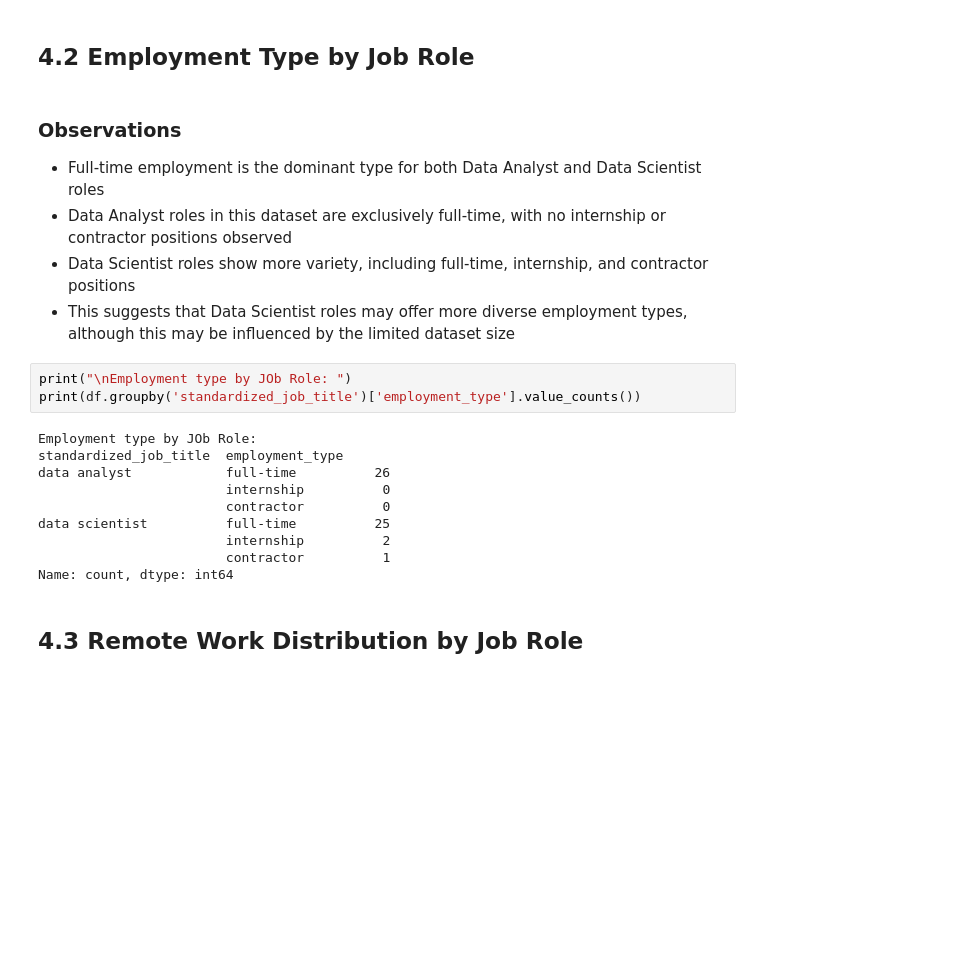
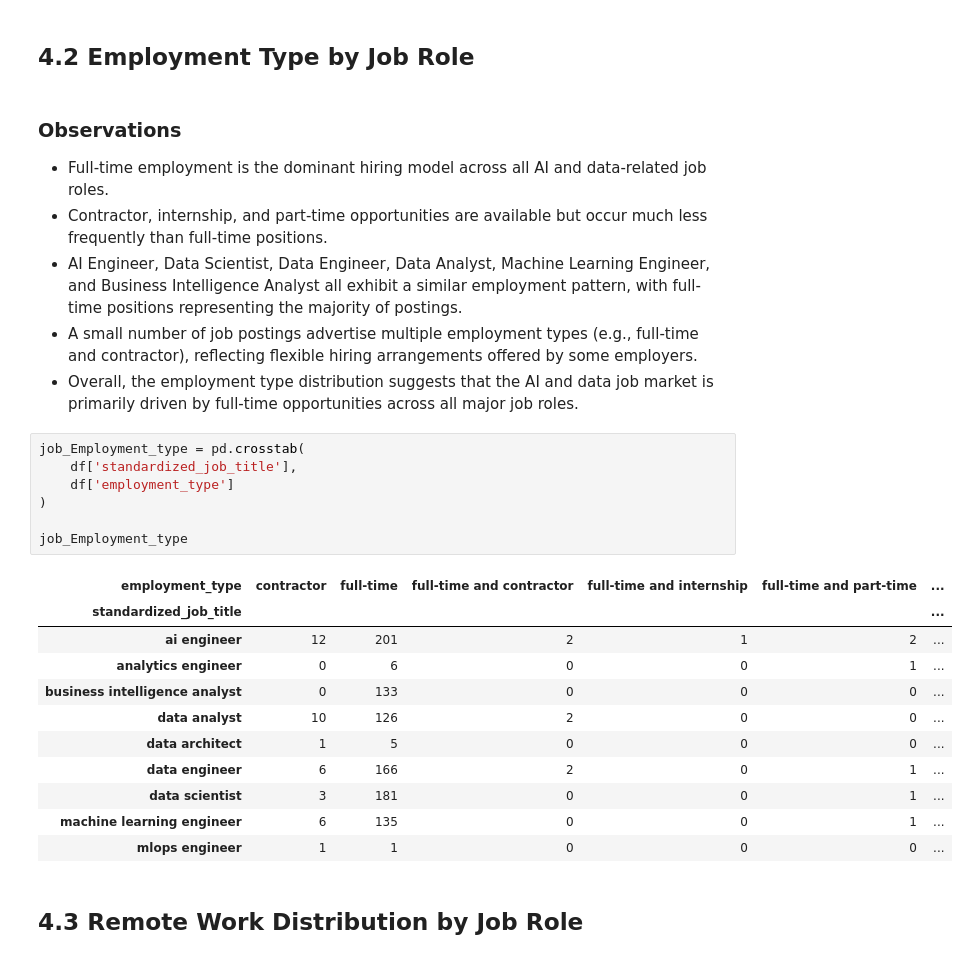
Before and after one commit to AntonioJabbour/job_market_inteligence, a Jupyter notebook: notebooks/01_initial_eda.ipynb, the cells around one changed output. Cells and saved outputs as stored; diff of their text form; blank space fills up the shorter version.

```diff
--- a/notebooks/01_initial_eda.ipynb
+++ b/notebooks/01_initial_eda.ipynb
@@ -316,23 +359,30 @@ Name: count, dtype: int64
 # %% [markdown]
 ### Observations
 
-- Full-time employment is the dominant type for both Data Analyst and Data Scientist roles
-- Data Analyst roles in this dataset are exclusively full-time, with no internship or contractor positions observed
-- Data Scientist roles show more variety, including full-time, internship, and contractor positions
-- This suggests that Data Scientist roles may offer more diverse employment types, although this may be influenced by the limited dataset size
+- Full-time employment is the dominant hiring model across all AI and data-related job roles.
+- Contractor, internship, and part-time opportunities are available but occur much less frequently than full-time positions.
+- AI Engineer, Data Scientist, Data Engineer, Data Analyst, Machine Learning Engineer, and Business Intelligence Analyst all exhibit a similar employment pattern, with full-time positions representing the majority of postings.
+- A small number of job postings advertise multiple employment types (e.g., full-time and contractor), reflecting flexible hiring arrangements offered by some employers.
+- Overall, the employment type distribution suggests that the AI and data job market is primarily driven by full-time opportunities across all major job roles.
 # %%
-print("\nEmployment type by JOb Role: ")
-print(df.groupby('standardized_job_title')['employment_type'].value_counts())
+job_Employment_type = pd.crosstab(
+    df['standardized_job_title'],
+    df['employment_type']
+)
+
+job_Employment_type
 # %% [output]
-Employment type by JOb Role:
-standardized_job_title  employment_type
-data analyst            full-time          26
-                        internship          0
-                        contractor          0
-data scientist          full-time          25
-                        internship          2
-                        contractor          1
-Name: count, dtype: int64
+| employment_type | contractor | full-time | full-time and contractor | full-time and internship | full-time and part-time | ... |
+| standardized_job_title |  |  |  |  |  | ... |
+| ai engineer | 12 | 201 | 2 | 1 | 2 | ... |
+| analytics engineer | 0 | 6 | 0 | 0 | 1 | ... |
+| business intelligence analyst | 0 | 133 | 0 | 0 | 0 | ... |
+| data analyst | 10 | 126 | 2 | 0 | 0 | ... |
+| data architect | 1 | 5 | 0 | 0 | 0 | ... |
+| data engineer | 6 | 166 | 2 | 0 | 1 | ... |
+| data scientist | 3 | 181 | 0 | 0 | 1 | ... |
+| machine learning engineer | 6 | 135 | 0 | 0 | 1 | ... |
+| mlops engineer | 1 | 1 | 0 | 0 | 0 | ... |
 # %% [markdown]
 ## 4.3 Remote Work Distribution by Job Role
 # %% [markdown]
```
Also changed, not shown: parts of 36 cells of this notebook, 3 other files.
